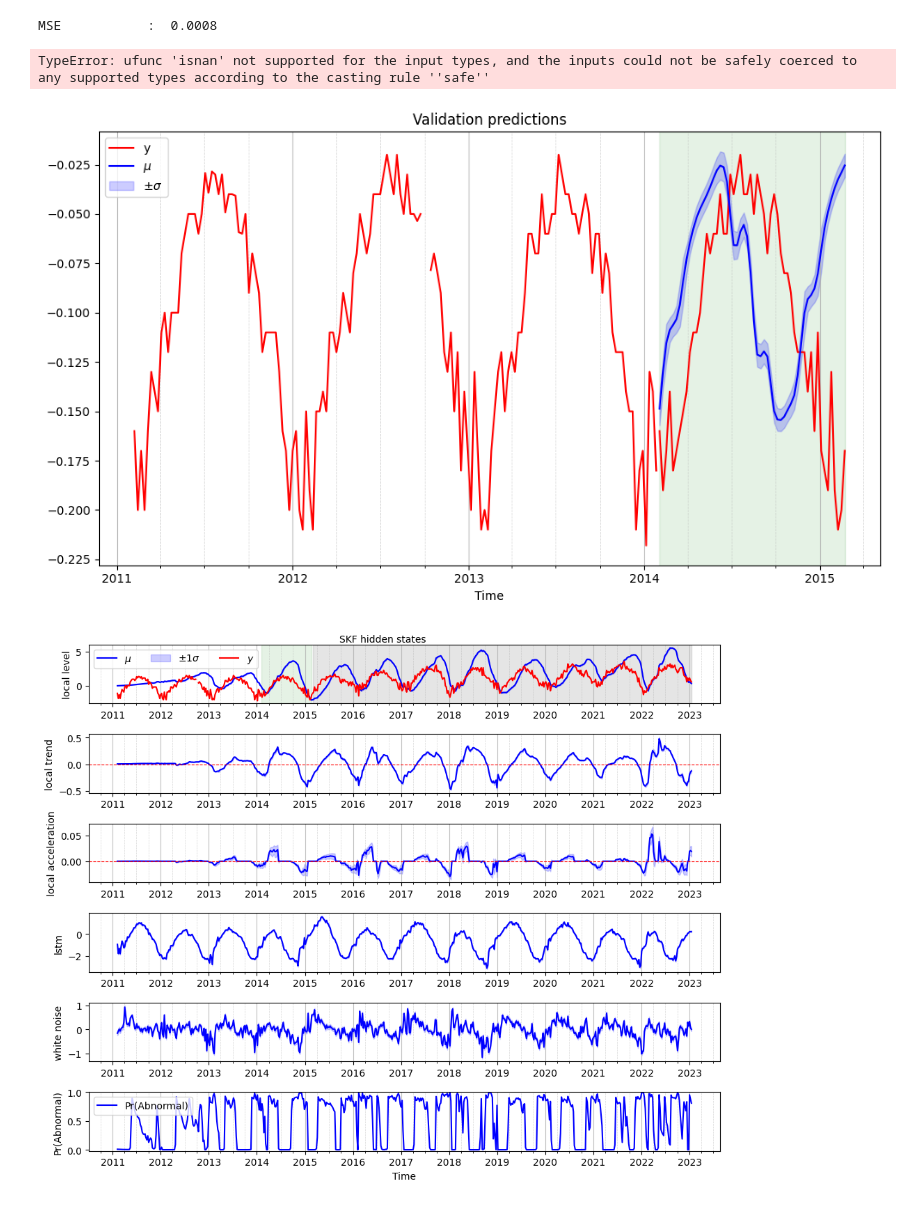
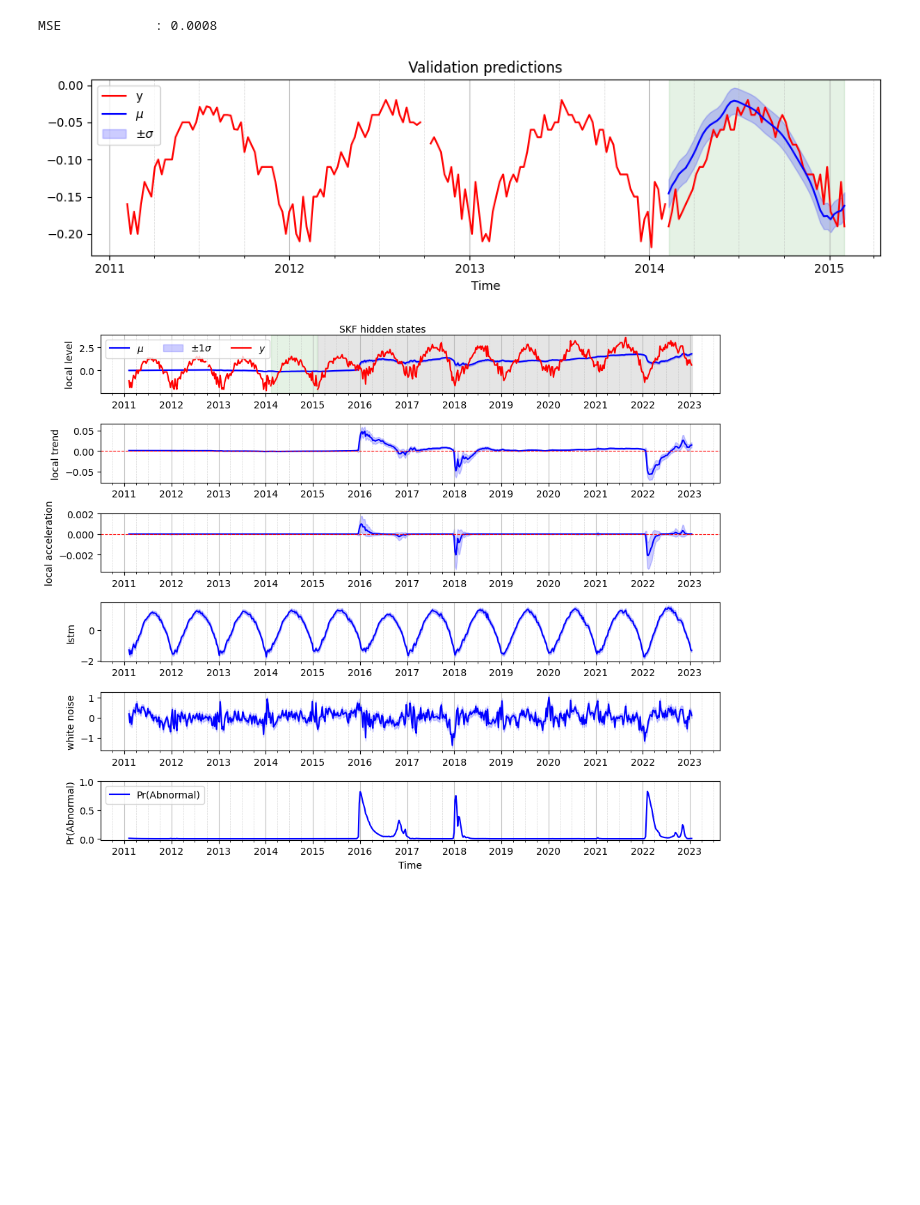
Before and after one commit to van-dai-vuong/canari, a Jupyter notebook: examples/demo.ipynb, the cells around one changed output. Cells and saved outputs as stored; diff of their text form; code cells hidden in the pictures; blank space fills up the shorter version.

```diff
--- a/examples/demo.ipynb
+++ b/examples/demo.ipynb
@@ -65,31 +63,23 @@ plt.show()
 # %%
 # Components
-sigma_v = 1e-1
-local_trend = LocalTrend(var_states=[1e-2, 1e-2])
+sigma_v = 3e-1
+local_trend = LocalTrend()
 local_acceleration = LocalAcceleration()
 lstm_network = LstmNetwork(
-    look_back_len=12,
+    look_back_len=10,
     num_features=2,
     num_layer=1,
     num_hidden_unit=50,
     device="cpu",
-    # manual_seed=1,
+    manual_seed=1,
 )
 noise = WhiteNoise(std_error=sigma_v)
 # %%
 # Normal model
-model = Model(
-    local_trend,
-    lstm_network,
-    noise,
-)
+model = Model(local_trend, lstm_network, noise)
 
 #  Abnormal model
-ab_model = Model(
-    local_acceleration,
-    lstm_network,
-    noise,
-)
+ab_model = Model(local_acceleration, lstm_network, noise)
 
 # Switching Kalman filter
 skf = SKF(
@@ -99,6 +89,7 @@ skf = SKF(
     norm_to_abnorm_prob=1e-5,
     abnorm_to_norm_prob=1e-1,
     norm_model_prior_prob=0.99,
+    conditional_likelihood=False,
 )
 skf.auto_initialize_baseline_states(train_data["y"][0:51])
 # %%
@@ -108,7 +99,7 @@ scheduled_sigma_v = 1
 for epoch in tqdm(range(num_epoch), desc="Training Progress", unit="epoch"):
     # # Decaying observation's variance
     scheduled_sigma_v = exponential_scheduler(
-        curr_v=scheduled_sigma_v, min_v=sigma_v, decaying_factor=0.9, curr_iter=epoch
+        curr_v=scheduled_sigma_v, min_v=sigma_v, decaying_factor=0.7, curr_iter=epoch
     )
     noise_index = model.states_name.index("white noise")
     skf.model["norm_norm"].process_noise_matrix[noise_index, noise_index] = (
@@ -130,6 +121,17 @@ for epoch in tqdm(range(num_epoch), desc="Training Progress", unit="epoch"):
         std_validation_preds,
         data_processor.norm_const_std[output_col],
     )
+
+    # Calculate the log-likelihood metric
+    validation_log_lik = metric.log_likelihood(
+        prediction=mu_validation_preds,
+        observation=data_processor.validation_data[:, output_col].flatten(),
+        std=std_validation_preds,
+    )
+
+    skf.early_stopping(metric=validation_log_lik, mode="max", patience=20)
+    if skf.stop_training:
+        break
 # %%
 mse = metric.mse(
     mu_validation_preds, data_processor.validation_data[:, output_col].flatten()
@@ -142,42 +145,39 @@ MSE           :  0.0008
 skf.model["norm_norm"].process_noise_matrix[noise_index, noise_index] = sigma_v**2
 filter_marginal_abnorm_prob, _ = skf.filter(data=all_data)
 smooth_marginal_abnorm_prob, states = skf.smoother(data=all_data)
-# %% [output]
-TypeError: ufunc 'isnan' not supported for the input types, and the inputs could not be safely coerced to any supported types according to the casting rule ''safe''
 # %%
 # # Plot
-marginal_abnorm_prob_plot = filter_marginal_abnorm_prob
-fig, ax = plt.subplots(figsize=(10, 6))
+fig, ax = plt.subplots(figsize=(10, 3))
 plot_data(
     data_processor=data_processor,
     plot_column=output_col,
     plot_test_data=False,
     sub_plot=ax,
     validation_label="y",
 )
 plot_prediction(
     data_processor=data_processor,
     mean_validation_pred=mu_validation_preds,
     std_validation_pred=std_validation_preds,
     sub_plot=ax,
     validation_label=[r"$\mu$", f"$\pm\sigma$"],
 )
 ax.set_xlabel("Time")
 plt.title("Validation predictions")
 plt.tight_layout()
 plt.legend()
 plt.show()
 # %% [output]
-[figure, old version]
+[figure, new version]
 # %%
 fig, ax = plot_skf_states(
     data_processor=data_processor,
     states=states,
-    model_prob=marginal_abnorm_prob_plot,
+    model_prob=filter_marginal_abnorm_prob,
     color="b",
     legend_location="upper left",
 )
 fig.suptitle("SKF hidden states", fontsize=10, y=1)
 plt.show()
 # %% [output]
-[figure, old version]
+[figure, new version]
```
Also changed, not shown: parts of 4 cells of this notebook, 3 other files.
